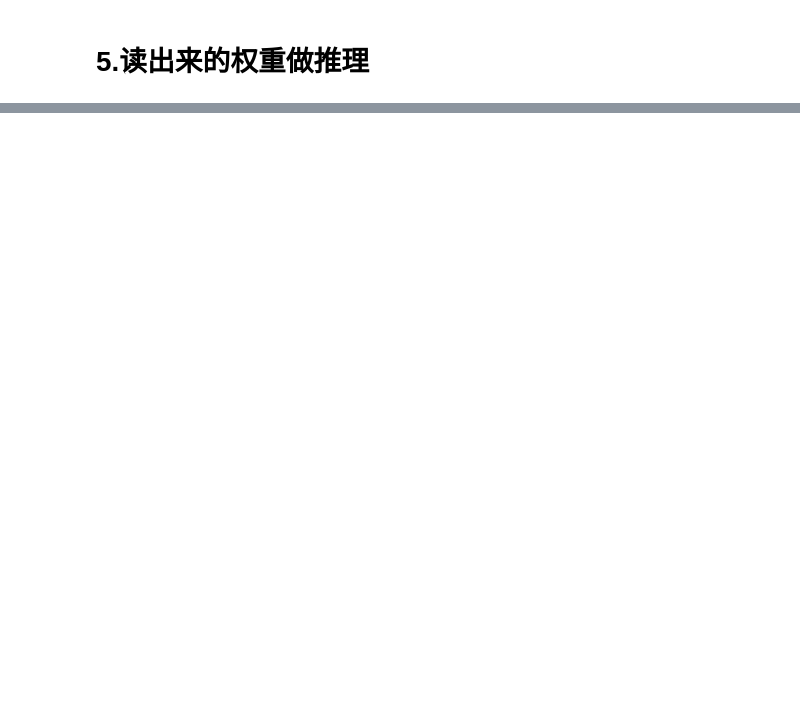
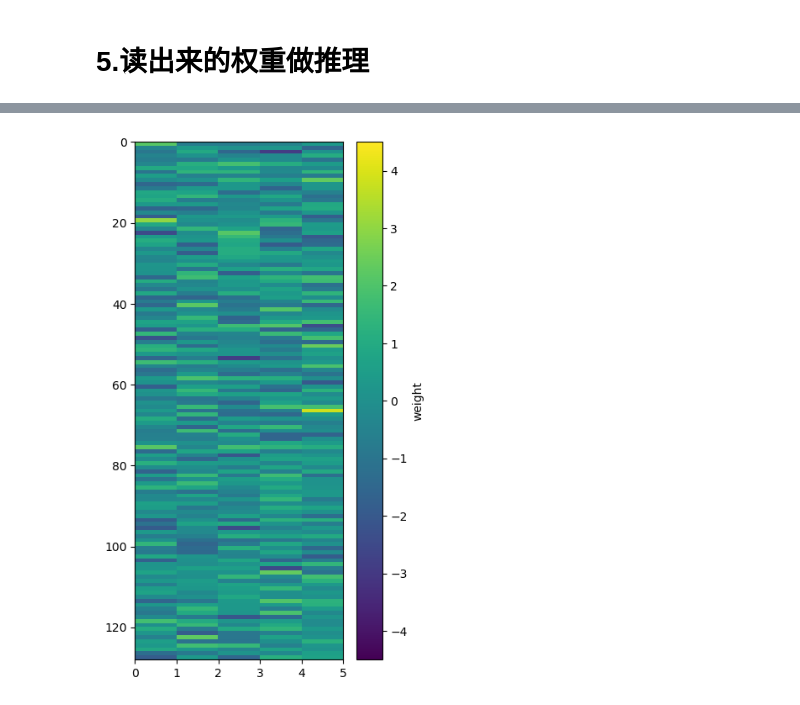
Before and after one commit to bei-meng/host_computer, a Jupyter notebook: Neural_Network_Deployment/svm_最后的.ipynb, the cells around one changed output, grey strips where cells are left out. Cells and saved outputs as stored; diff of their text form; code cells hidden in the pictures; blank space fills up the shorter version.

```diff
--- a/Neural_Network_Deployment/svm_最后的.ipynb
+++ b/Neural_Network_Deployment/svm_最后的.ipynb
@@ -128,3 +167,27 @@ W = (cond-layer.cond_reference)/layer.cond_range*layer.weight_max
+# %%
+import matplotlib.pyplot as plt
+import numpy as np
+from matplotlib.colors import Normalize
+
+# 示例数据
+data = np.random.randn(128, 5)  # 示例数据，假设是 10x10 的数组
+cmap = plt.cm.viridis
+norm = Normalize(vmin=-4.5, vmax=4.5)
+
+plt.figure(figsize=(4,8))
+
+# extent = [left, right, bottom, top]
+# 这里的 left 和 right 控制 x 轴的范围，从而调整每个像素的宽度
+im = plt.imshow(data, cmap=cmap, norm=norm, extent=[0, 5, 128, 0], aspect='auto')
+
+# 添加颜色条
+cbar = plt.colorbar(im)
+cbar.set_label("weight")
+
+# 显示图像
+plt.show()
+# %% [output]
+[figure, added]
 # %%
 mat_contents = sio.loadmat('../data/svm/train3.mat')
 data = mat_contents['train_3']  # 根据实际文件中的变量名调整
```
Also changed, not shown: parts of 12 cells of this notebook, 6 other files.
